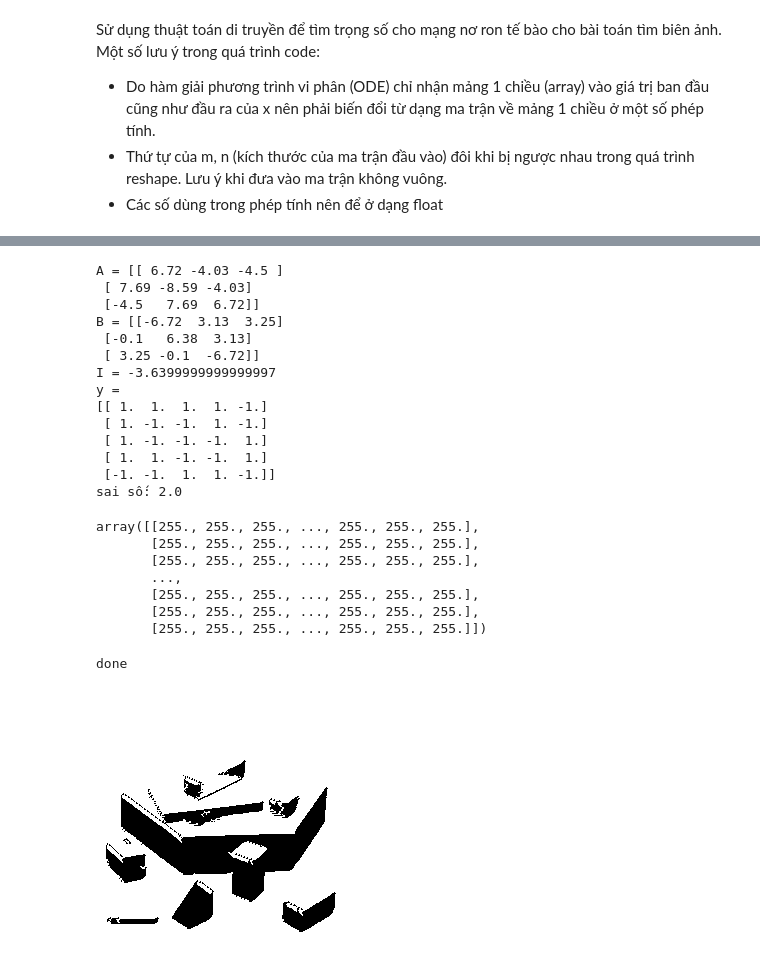
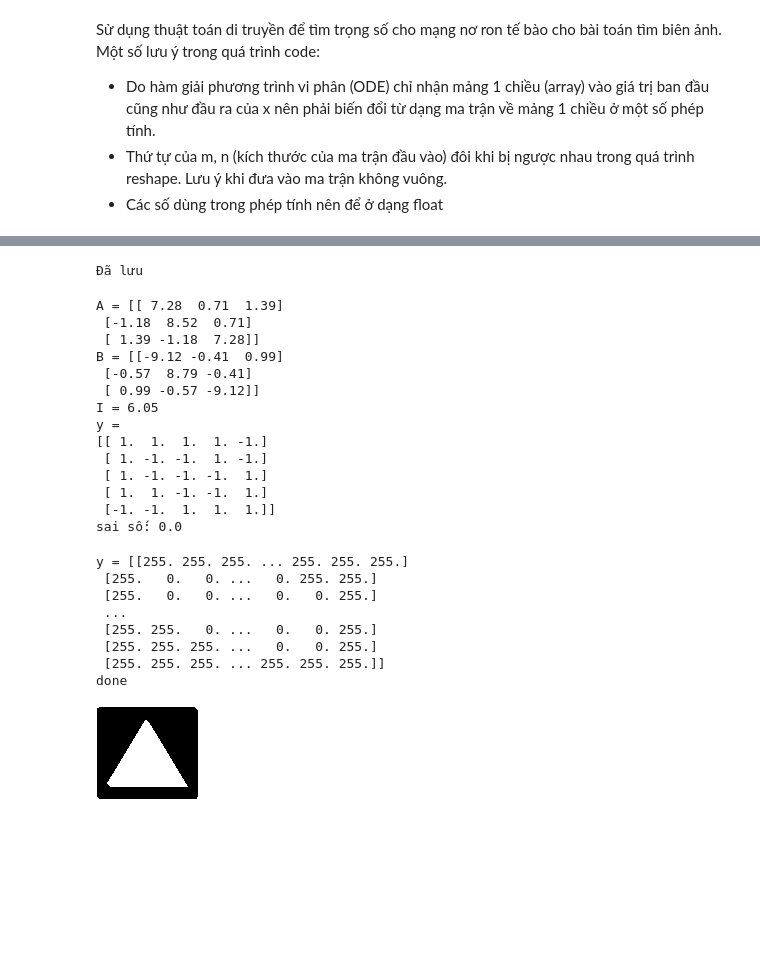
Before and after one commit to Gokycha/DoAnTotNghiep, a Jupyter notebook: TimTrongSo.ipynb, the cells around one changed output, grey strips where cells are left out. Saved outputs shown, nothing was run; the diff lists cells and outputs as text; code cells hidden in the pictures; blank space fills up the shorter version.

Commit message:
Thử dùng bộ trọng số để xử lý ảnh. Không thành công

```diff
--- a/TimTrongSo.ipynb
+++ b/TimTrongSo.ipynb
@@ -225,9 +225,17 @@ I = -3.6399999999999997
+# %%
+# Lưu lại bộ trọng số
+np.savetxt('A.txt',cnn.A)
+np.savetxt('B.txt',cnn.B)
+np.savetxt('I.txt',np.array([cnn.I]))
+print('Đã lưu')
+# %% [output]
+Đã lưu
 # %%
 # kiểm tra lại bộ trọng số
 
-testA = cnn.A
-testB = cnn.B
-testI = cnn.I
+testA = np.loadtxt('A.txt')
+testB = np.loadtxt('B.txt')
+testI = np.loadtxt('I.txt')
 print(f'A = {testA}')
 print(f'B = {testB}')
 print(f'I = {testI}')
@@ -240,48 +248,47 @@ print('y = ')
 print(y)
 print(f'sai số: {saiSo(cnn.d,y)}')
 # %% [output]
-A = [[ 6.72 -4.03 -4.5 ]
- [ 7.69 -8.59 -4.03]
- [-4.5   7.69  6.72]]
-B = [[-6.72  3.13  3.25]
- [-0.1   6.38  3.13]
- [ 3.25 -0.1  -6.72]]
-I = -3.6399999999999997
+A = [[ 7.28  0.71  1.39]
+ [-1.18  8.52  0.71]
+ [ 1.39 -1.18  7.28]]
+B = [[-9.12 -0.41  0.99]
+ [-0.57  8.79 -0.41]
+ [ 0.99 -0.57 -9.12]]
+I = 6.05
 y =
 [[ 1.  1.  1.  1. -1.]
  [ 1. -1. -1.  1. -1.]
  [ 1. -1. -1. -1.  1.]
  [ 1.  1. -1. -1.  1.]
- [-1. -1.  1.  1. -1.]]
-sai số: 2.0
+ [-1. -1.  1.  1.  1.]]
+sai số: 0.0
 # %%
 #test với ảnh cụ thể
 
 from PIL import Image as img
 
-maTranAnh = img.open('images/input1.bmp').convert('RGB')
+maTranAnh = img.open('images/input5.png').convert('RGB')
 m,n = maTranAnh.size
 u = np.array(maTranAnh)[:,:,0]
+u = u/255.0*2.0-1.0
 ptvp.set_initial_value((u*0.0).flatten(), 0.0)
 ptvp.set_f_params(u, testB, testA, testI, n, m)
 x = (ptvp.integrate(cnn.t1))[:].reshape(n, m)
 y = hamDauRa(x)
 y = np.sign(y)
 y = (y/2.0+0.5)*255
-y
+print(f'y = {y}')
+out = img.fromarray(y).convert('RGB')
+out.save('images/output5.png')
+print('done')
+out
 # %% [output]
-array([[255., 255., 255., ..., 255., 255., 255.],
-       [255., 255., 255., ..., 255., 255., 255.],
-       [255., 255., 255., ..., 255., 255., 255.],
-       ...,
-       [255., 255., 255., ..., 255., 255., 255.],
-       [255., 255., 255., ..., 255., 255., 255.],
-       [255., 255., 255., ..., 255., 255., 255.]])
+y = [[255. 255. 255. ... 255. 255. 255.]
+ [255.   0.   0. ...   0. 255. 255.]
+ [255.   0.   0. ...   0.   0. 255.]
+ ...
+ [255. 255.   0. ...   0.   0. 255.]
+ [255. 255. 255. ...   0.   0. 255.]
+ [255. 255. 255. ... 255. 255. 255.]]
+done
+[figure, added]
-# %%
-out = img.fromarray(y).convert('RGB')
-out.save('images/output5.png')
-print('done')
-out
-# %% [output]
-done
-[figure, removed]
```
Also changed, not shown: parts of 2 cells of this notebook, 6 other files.
